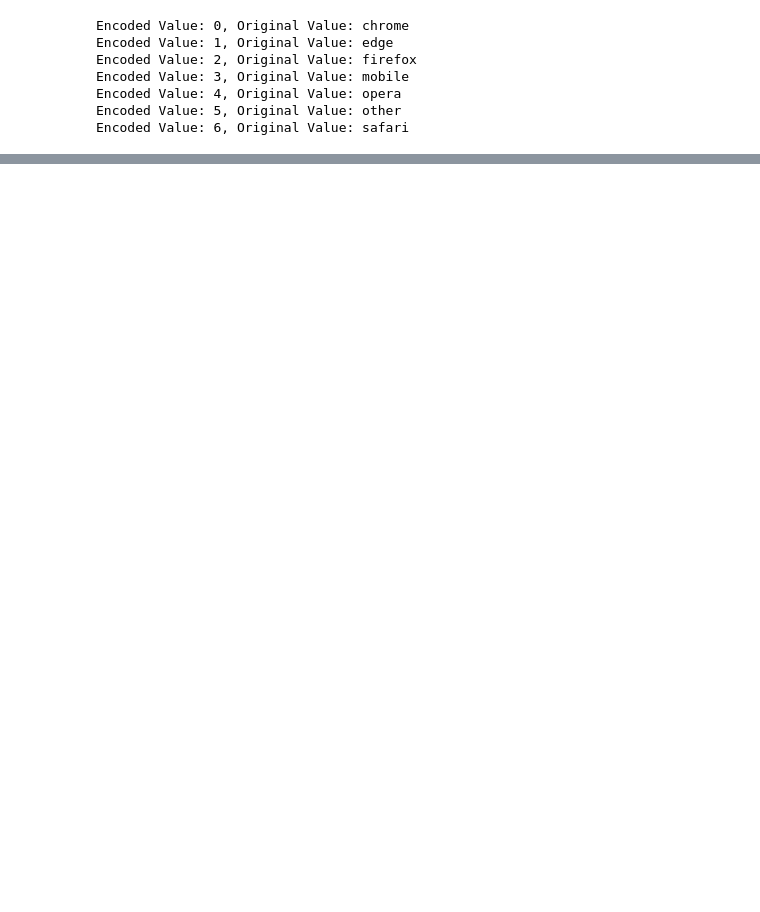
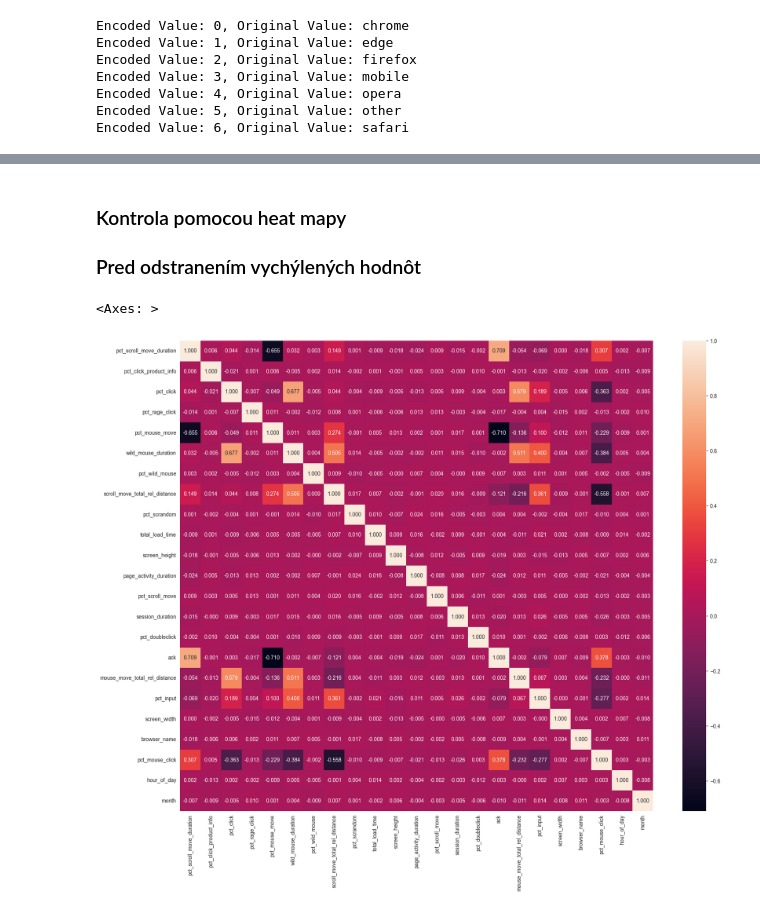
Before and after one commit to xslizik/iau-eshop, a Jupyter notebook: Preprocessing.ipynb, the cells around one changed output, grey strips where cells are left out. Saved outputs shown, nothing was run; the diff lists cells and outputs as text; code cells hidden in the pictures; blank space fills up the shorter version.

```diff
--- a/Preprocessing.ipynb
+++ b/Preprocessing.ipynb
@@ -92,0 +32,4 @@ sessions = sessions.drop(columns=['product_ean'])
+# %%
+sessions = pd.read_csv("027/session.csv", encoding="utf_8", sep='\t')
+sessions = sessions.drop_duplicates()
+sessions = sessions.drop(columns=['product_ean', 'session_id', 'user_id'])
@@ -146,0 +82,22 @@ Unique values for screen_width: [1024 1280 1366 1920 1313  800]
+# %%
+def process_session_screen_sizes(dataframe):
+    screen_width_data = list(sessions["screen_width"].unique())
+    screen_width_numeric_values = [int(value) for value in screen_width_data if value.isdigit()]
+    min_width = str(min(screen_width_numeric_values, default=None))
+    max_width = str(max(screen_width_numeric_values, default=None))
+
+    screen_height_data = list(sessions["screen_height"].unique())
+    screen_height_numeric_values = [int(value) for value in screen_height_data if value.isdigit()]
+    min_height = str(min(screen_height_numeric_values, default=None))
+    max_height= str(max(screen_height_numeric_values, default=None))
+
+    dataframe["screen_width"]=dataframe["screen_width"].str.replace("lower", min_width)
+    dataframe["screen_width"]=dataframe["screen_width"].str.replace("higher", max_width)
+    dataframe["screen_height"]=dataframe["screen_height"].str.replace("lower", min_height)
+    dataframe["screen_height"]=dataframe["screen_height"].str.replace("higher", max_height)
+
+    dataframe["screen_height"] = pd.to_numeric(sessions["screen_height"], errors='coerce')
+    dataframe["screen_width"] = pd.to_numeric(sessions["screen_width"], errors='coerce')
+    return dataframe
+
+sessions = process_session_screen_sizes(sessions)
@@ -147,5 +107,9 @@ Unique values for screen_width: [1024 1280 1366 1920 1313  800]
 # %%
-sessions['session_start'] = pd.to_datetime(sessions['session_start'])
+def process_session_start(dataframe):
+    dataframe['session_start'] = pd.to_datetime(dataframe['session_start'])
+    dataframe['hour_of_day'] = dataframe['session_start'].dt.hour
+    dataframe['month'] = dataframe['session_start'].dt.month
+    dataframe = dataframe.drop(columns=['session_start'])
+    return dataframe
 
-sessions['hour_of_day'] = sessions['session_start'].dt.hour
-sessions = sessions.drop(columns=['session_start'])
+sessions = process_session_start(sessions)
@@ -151,0 +119,3 @@ sessions = sessions.drop(columns=['session_start'])
+# %%
+original_sessions = sessions.copy()
+sessions.info()
@@ -304,0 +352,9 @@ train_data, test_data = train_test_split(merged, test_size=0.2)
+# %% [markdown]
+### Kontrola pomocou heat mapy
+### Pred odstranením vychýlených hodnôt
+# %%
+figure, ax = plt.subplots(figsize=(20,16))
+sns.heatmap(original_sessions.corr(),ax=ax, annot =True, fmt = ".3f")
+# %% [output]
+<Axes: >
+[figure, added]
```
Also changed, not shown: parts of 88 cells of this notebook, 1 other file.
